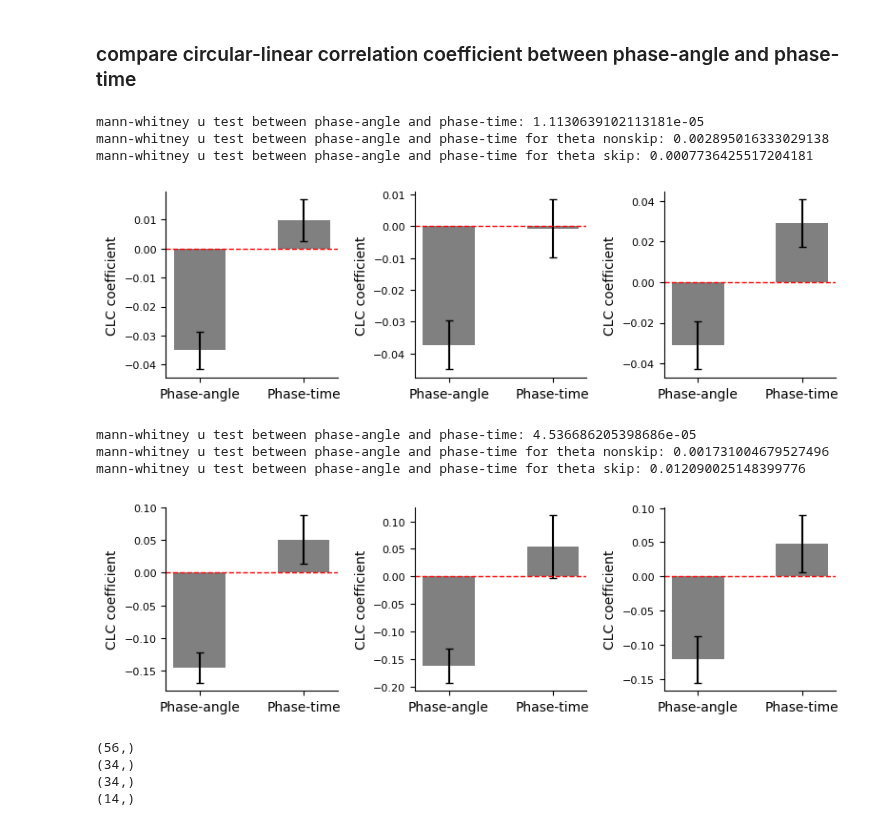
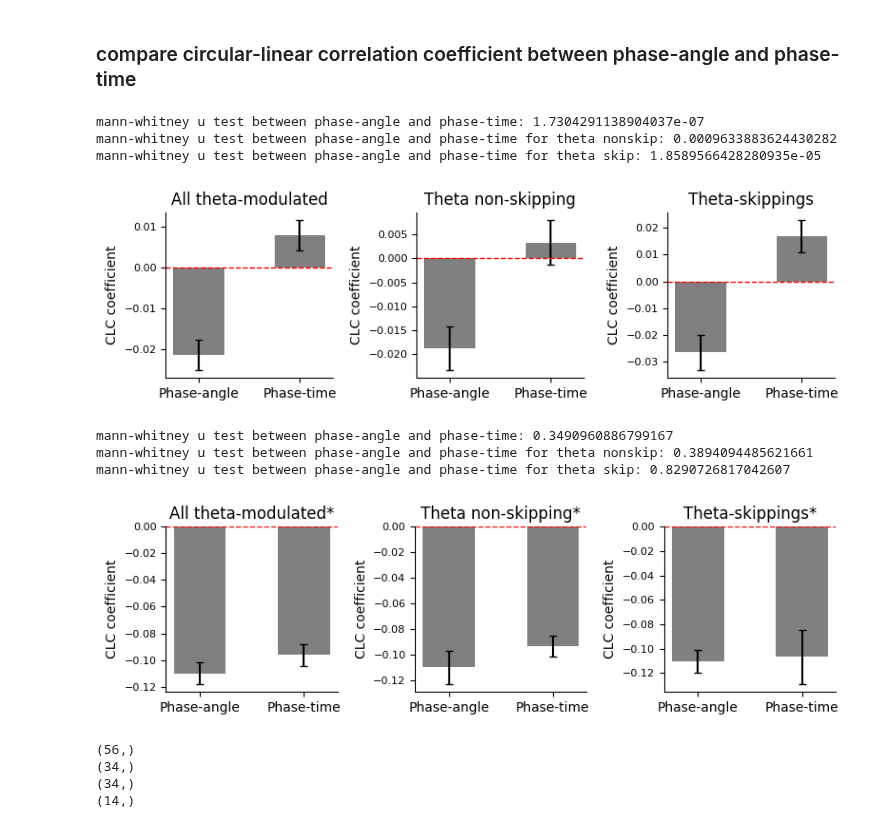
Before and after one commit to ZilongJi/HDPhasePrecession, a Jupyter notebook: precession_vs_angle_or_time.ipynb, the cells around one changed output. Drawn from its saved outputs; the diff is of its cells as text; code cells hidden in the pictures.

```diff
--- a/precession_vs_angle_or_time.ipynb
+++ b/precession_vs_angle_or_time.ipynb
@@ -590,7 +634,7 @@ for subdir in os.listdir(base_dir):
                                 all_clr_IFR.append(clr_IFR)
 
                                 #save fig according to cell type in different folders
-                                if 'Strong ThetaxHD' in cell_type: #This is a theta modulated HD cell
+                                if cell_type == ' Strong ThetaxHD ' or cell_type == ' Strong ThetaxHD  & skip': #This is a theta modulated HD cell
 
                                     #save tuning width
                                     theta_tw.append(tune_width)
@@ -605,7 +649,7 @@ for subdir in os.listdir(base_dir):
                                     theta_clr_time.append(clr_time)
                                     theta_clr_IFR.append(clr_IFR)
 
-                                    if 'skip'in cell_type: #this is a theta skipping cell
+                                    if cell_type == ' Strong ThetaxHD  & skip': #this is a theta skipping cell
                                         #save tuning width
                                         theta_skip_tw.append(tune_width)
                                         theta_skip_intrinsic_freq.append(intrinsic_freq)
@@ -620,7 +664,7 @@ for subdir in os.listdir(base_dir):
                                         theta_skip_clr_IFR.append(clr_IFR)
                                         output_skip_path = os.path.join(output_skip_dir, f"{cell_name}.png")
                                         plt.savefig(output_skip_path)
-                                    elif 'Strong ThetaxHD' in cell_type: #this is a theta modulated non-skipping cell
+                                    elif cell_type == ' Strong ThetaxHD ': #this is a theta modulated non-skipping cell
                                         #save tuning width
                                         theta_nonskip_tw.append(tune_width)
                                         theta_nonskip_intrinsic_freq.append(intrinsic_freq)
@@ -635,7 +679,7 @@ for subdir in os.listdir(base_dir):
                                         theta_nonskip_clr_IFR.append(clr_IFR)
                                         output_nonskip_path = os.path.join(output_nonskip_dir, f"{cell_name}.png")
                                         plt.savefig(output_nonskip_path)
-                                elif 'HDC' in cell_type:
+                                elif cell_type == ' HDC ':
                                     nontheta_tw.append(tune_width)
                                     nontheta_intrinsic_freq.append(intrinsic_freq)
                                     nontheta_global_freq.append(global_freq)
@@ -845,6 +774,8 @@ sem_clr_theta_IFR = np.std(clr_theta_IFR) / np.sqrt(len(clr_theta_IFR))
 bar_width = 0.5
 bar1 = ax.bar(['Phase-angle', 'Phase-time'], [mean_clr_theta, mean_clr_theta_time], bar_width, yerr=[sem_clr_theta, sem_clr_theta_time], capsize=3, color='grey')
 
+ax.set_title('All theta-modulated')
+
 # mann-whitney u test between theta and theta_time
 u, p = mannwhitneyu(clr_theta, clr_theta_time)
 print('mann-whitney u test between phase-angle and phase-time:', p)
@@ -863,6 +794,8 @@ sem_clr_theta_nonskip_time = np.std(clr_theta_nonskip_time) / np.sqrt(len(clr_th
 # Plot the bars
 bar_width = 0.5
 bar1 = ax.bar(['Phase-angle', 'Phase-time'], [mean_clr_theta_nonskip, mean_clr_theta_nonskip_time], bar_width, yerr=[sem_clr_theta_nonskip, sem_clr_theta_nonskip_time], capsize=3, color='grey')
+
+ax.set_title('Theta non-skipping')
 
 # mann-whitney u test between theta_nonskip and theta_nonskip_time
 u, p = mannwhitneyu(clr_theta_nonskip, clr_theta_nonskip_time)
@@ -883,6 +816,8 @@ sem_clr_theta_skip_time = np.std(clr_theta_skip_time) / np.sqrt(len(clr_theta_sk
 bar_width = 0.5
 
 bar1 = ax.bar(['Phase-angle', 'Phase-time'], [mean_clr_theta_skip, mean_clr_theta_skip_time], bar_width, yerr=[sem_clr_theta_skip, sem_clr_theta_skip_time], capsize=3, color='grey')
+
+ax.set_title('Theta-skippings')
 
 # mann-whitney u test between theta_skip and theta_skip_time
 u, p = mannwhitneyu(clr_theta_skip, clr_theta_skip_time)
@@ -911,23 +846,23 @@ plt.tight_layout()
 
 plt.savefig('/home/zilong/Desktop/HDPhasePrecession/figures/circ_lin_corr_angle_vs_time.pdf')
 # %% [output]
-mann-whitney u test between phase-angle and phase-time: 1.1130639102113181e-05
-mann-whitney u test between phase-angle and phase-time for theta nonskip: 0.002895016333029138
-mann-whitney u test between phase-angle and phase-time for theta skip: 0.0007736425517204181
+mann-whitney u test between phase-angle and phase-time: 1.7304291138904037e-07
+mann-whitney u test between phase-angle and phase-time for theta nonskip: 0.0009633883624430282
+mann-whitney u test between phase-angle and phase-time for theta skip: 1.8589566428280935e-05
-[figure, old version]
+[figure, new version]
 # %%
 #compare theta_clr and theta_clr_time with mean and sem
 
 # Create arrays for circ-linear correlation
-clr_theta = np.array(theta_clr)[np.array(theta_ppp)<0.05]
-clr_theta_nonskip = np.array(theta_nonskip_clr)[np.array(theta_nonskip_ppp)<0.05]
-clr_theta_skip = np.array(theta_skip_clr)[np.array(theta_skip_ppp)<0.05]
+clr_theta = np.array(theta_clr)[(np.array(theta_ppp)<0.05) & (np.array(theta_clr)<0)]
+clr_theta_nonskip = np.array(theta_nonskip_clr)[(np.array(theta_nonskip_ppp)<0.05) & (np.array(theta_nonskip_clr)<0)]
+clr_theta_skip = np.array(theta_skip_clr)[(np.array(theta_skip_ppp)<0.05) & (np.array(theta_skip_clr)<0)]
 
 
 
-clr_theta_time = np.array(theta_clr_time)[np.array(theta_ppp_time)<0.05]
-clr_theta_nonskip_time = np.array(theta_nonskip_clr_time)[np.array(theta_nonskip_ppp_time)<0.05]
-clr_theta_skip_time = np.array(theta_skip_clr_time)[np.array(theta_skip_ppp_time)<0.05]
+clr_theta_time = np.array(theta_clr_time)[(np.array(theta_ppp_time)<0.05) & (np.array(theta_clr_time)<0)]
+clr_theta_nonskip_time = np.array(theta_nonskip_clr_time)[(np.array(theta_nonskip_ppp_time)<0.05) & (np.array(theta_nonskip_clr_time)<0)]
+clr_theta_skip_time = np.array(theta_skip_clr_time)[(np.array(theta_skip_ppp_time)<0.05) & (np.array(theta_skip_clr_time)<0)]
 
 clr_theta_IFR = np.array(theta_clr_IFR)
 #remove nan and inf in clr_theta_IFR
@@ -953,6 +888,8 @@ sem_clr_theta_IFR = np.std(clr_theta_IFR) / np.sqrt(len(clr_theta_IFR))
 bar_width = 0.5
 bar1 = ax.bar(['Phase-angle', 'Phase-time'], [mean_clr_theta, mean_clr_theta_time], bar_width, yerr=[sem_clr_theta, sem_clr_theta_time], capsize=3, color='grey')
 
+ax.set_title('All theta-modulated*')
+
 # mann-whitney u test between theta and theta_time
 u, p = mannwhitneyu(clr_theta, clr_theta_time)
 print('mann-whitney u test between phase-angle and phase-time:', p)
@@ -971,6 +908,8 @@ sem_clr_theta_nonskip_time = np.std(clr_theta_nonskip_time) / np.sqrt(len(clr_th
 # Plot the bars
 bar_width = 0.5
 bar1 = ax.bar(['Phase-angle', 'Phase-time'], [mean_clr_theta_nonskip, mean_clr_theta_nonskip_time], bar_width, yerr=[sem_clr_theta_nonskip, sem_clr_theta_nonskip_time], capsize=3, color='grey')
+
+ax.set_title('Theta non-skipping*')
 
 # mann-whitney u test between theta_nonskip and theta_nonskip_time
 u, p = mannwhitneyu(clr_theta_nonskip, clr_theta_nonskip_time)
@@ -990,37 +929,39 @@ sem_clr_theta_skip_time = np.std(clr_theta_skip_time) / np.sqrt(len(clr_theta_sk
 # Plot the bars
 bar_width = 0.5
 
 bar1 = ax.bar(['Phase-angle', 'Phase-time'], [mean_clr_theta_skip, mean_clr_theta_skip_time], bar_width, yerr=[sem_clr_theta_skip, sem_clr_theta_skip_time], capsize=3, color='grey')
+
+ax.set_title('Theta-skippings*')
 
 # mann-whitney u test between theta_skip and theta_skip_time
 u, p = mannwhitneyu(clr_theta_skip, clr_theta_skip_time)
 print('mann-whitney u test between phase-angle and phase-time for theta skip:', p)
 
 
 
 for ax in axs:
     #y=0
     ax.axhline(0, color='red', linewidth=1, linestyle='--')
 
     # Add labels and title
     ax.set_ylabel('CLC coefficient', fontsize=10)
     #roatte xlabel 45 degree
     ax.set_xticklabels(['Phase-angle', 'Phase-time'], rotation=0, ha='center', fontsize=10)
 
     #tickfontsize
     ax.tick_params(axis='y', which='major', labelsize=8)
 
     ax.spines['top'].set_visible(False)
     ax.spines['right'].set_visible(False)
 
 plt.tight_layout()
 
 plt.savefig('/home/zilong/Desktop/HDPhasePrecession/figures/circ_lin_corr_angle_vs_time_significant.pdf')
 # %% [output]
-mann-whitney u test between phase-angle and phase-time: 4.536686205398686e-05
-mann-whitney u test between phase-angle and phase-time for theta nonskip: 0.001731004679527496
-mann-whitney u test between phase-angle and phase-time for theta skip: 0.012090025148399776
+mann-whitney u test between phase-angle and phase-time: 0.3490960886799167
+mann-whitney u test between phase-angle and phase-time for theta nonskip: 0.3894094485621661
+mann-whitney u test between phase-angle and phase-time for theta skip: 0.8290726817042607
-[figure, old version]
+[figure, new version]
 # %%
 #get all theta_ppp_IFR < 0.05
 theta_ppp_IFR = np.array(theta_ppp_IFR)
```
Also changed, not shown: parts of 7 cells of this notebook.
